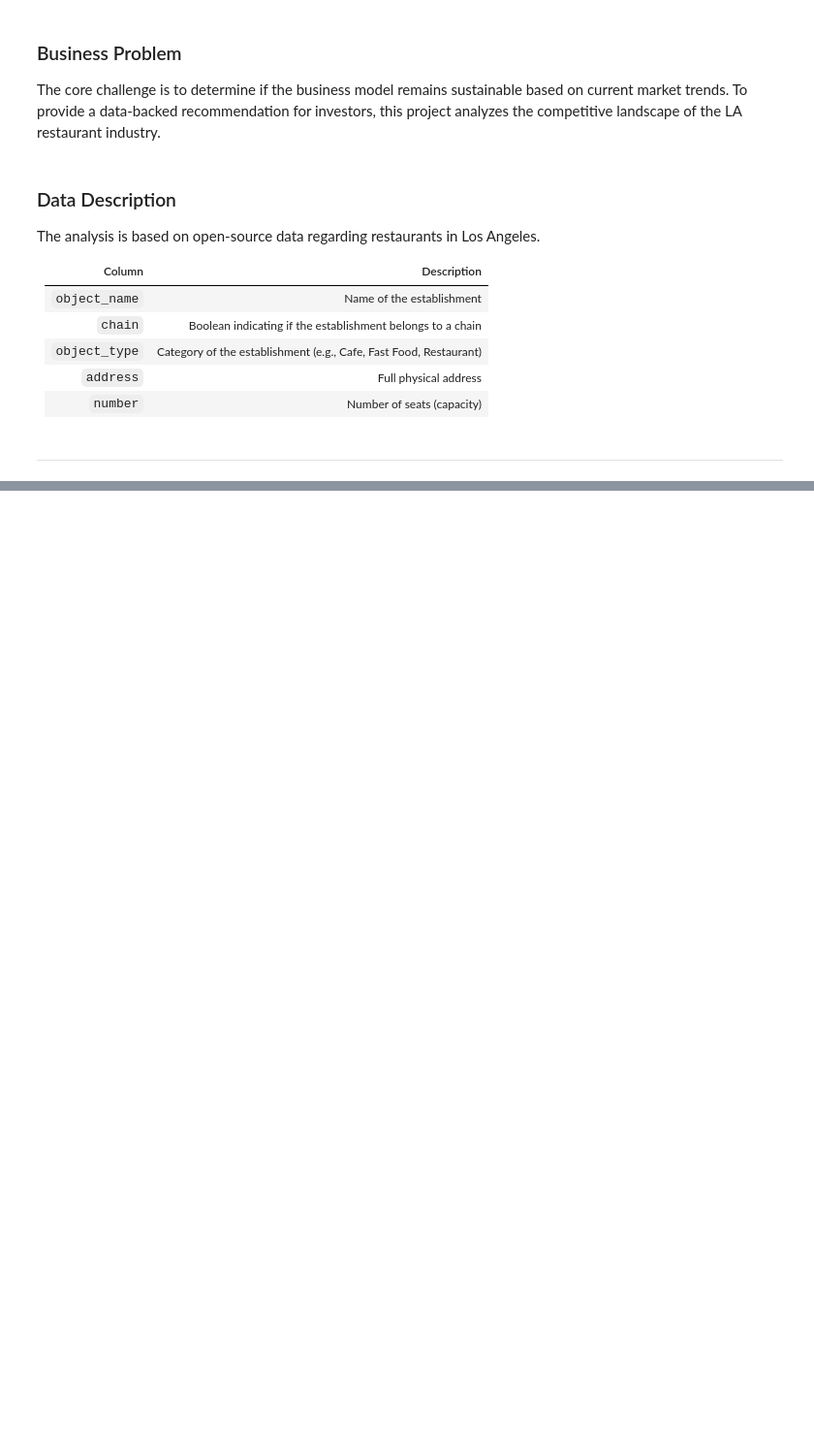
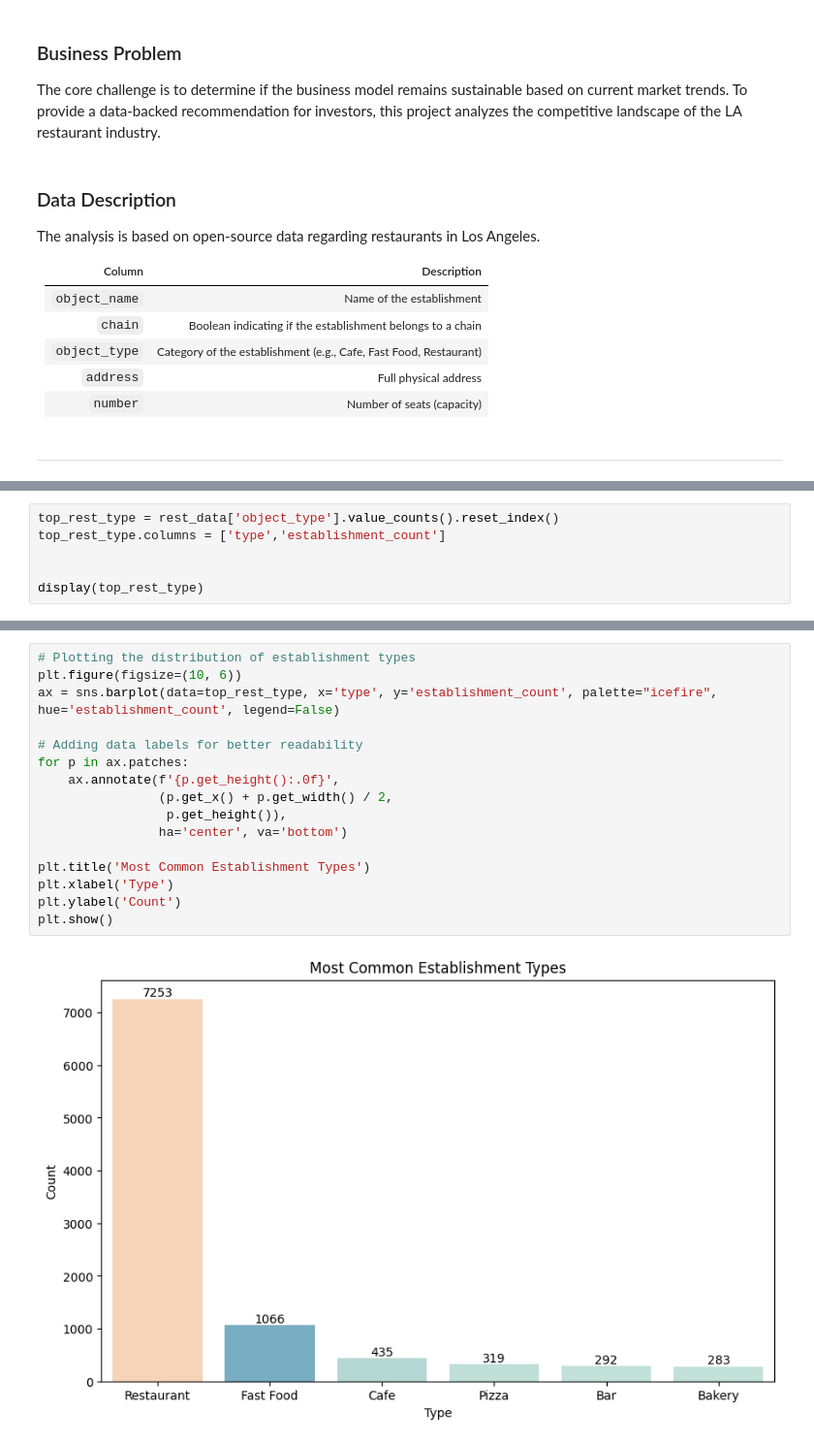
Before and after one commit to kamilatiemi/androdi_cafe_EDA, a Jupyter notebook: notebook/main.ipynb, the cells around one changed output, grey strips where cells are left out. Shown at 97% size. Drawn from its saved outputs; the diff is of its cells as text; blank space fills up the shorter version.

```diff
--- a/notebook/main.ipynb
+++ b/notebook/main.ipynb
@@ -49,0 +110,6 @@ memory usage: 452.5+ KB
+# %%
+top_rest_type = rest_data['object_type'].value_counts().reset_index()
+top_rest_type.columns = ['type','establishment_count']
+
+
+display(top_rest_type)
@@ -49,0 +124,18 @@ memory usage: 452.5+ KB
+# %%
+# Plotting the distribution of establishment types
+plt.figure(figsize=(10, 6))
+ax = sns.barplot(data=top_rest_type, x='type', y='establishment_count', palette="icefire", hue='establishment_count', legend=False)
+
+# Adding data labels for better readability
+for p in ax.patches:
+    ax.annotate(f'{p.get_height():.0f}',
+                (p.get_x() + p.get_width() / 2,
+                 p.get_height()),
+                ha='center', va='bottom')
+
+plt.title('Most Common Establishment Types')
+plt.xlabel('Type')
+plt.ylabel('Count')
+plt.show()
+# %% [output]
+[figure, added]
```
Also changed, not shown: parts of 117 cells of this notebook.
